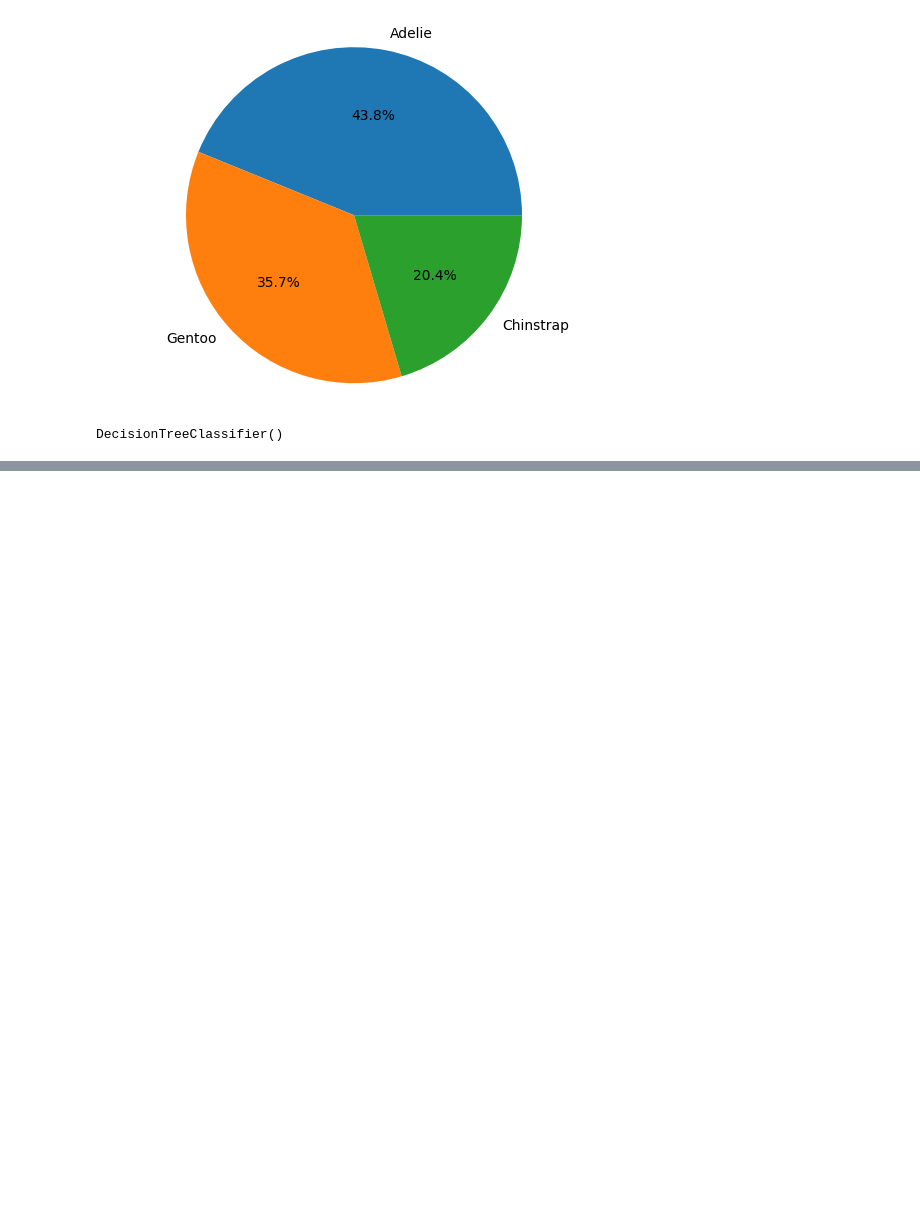
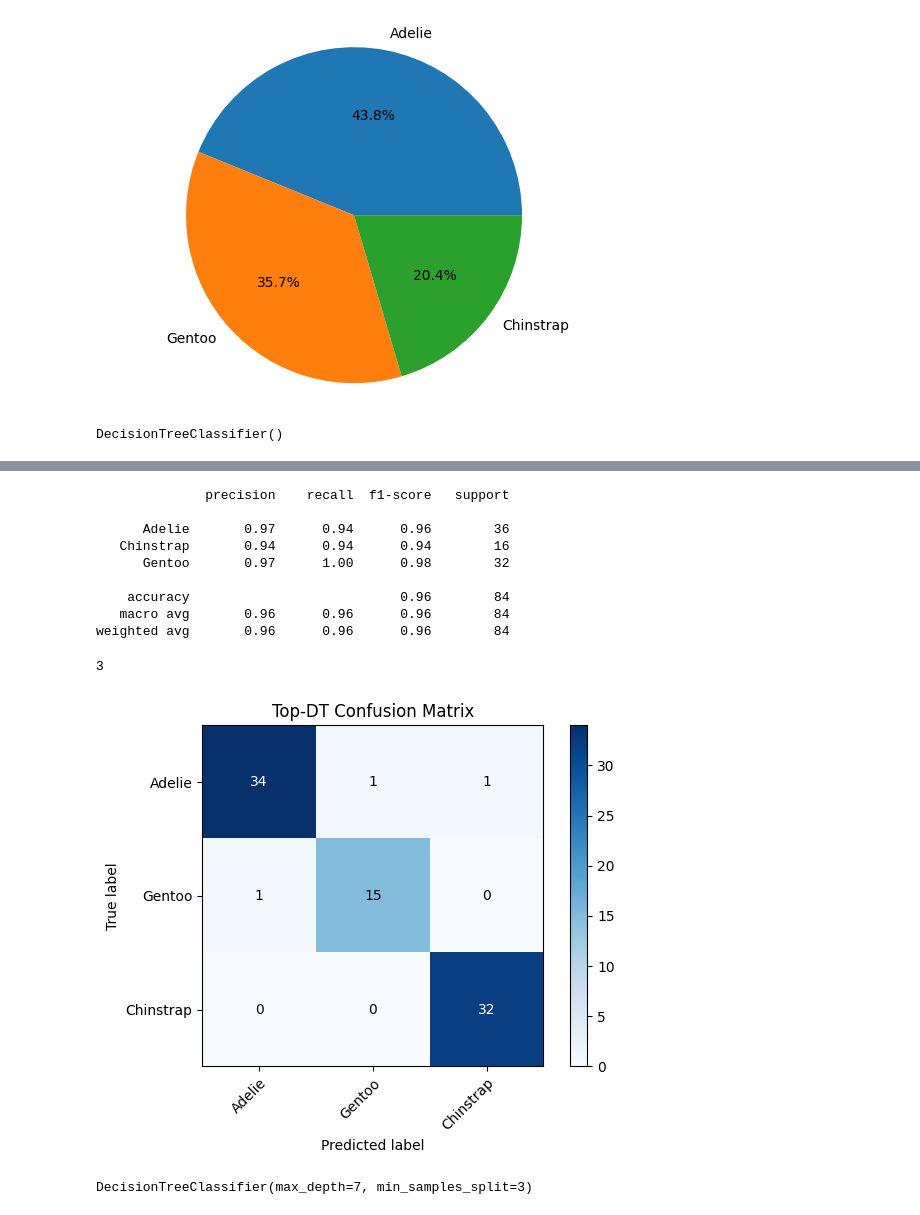
Before and after one commit to SarahMucci0312/COMP472-A1, a Jupyter notebook: penguins.ipynb, the cells around one changed output, grey strips where cells are left out. Drawn from its saved outputs; the diff is of its cells as text; code cells hidden in the pictures; blank space fills up the shorter version.

```diff
--- a/penguins.ipynb
+++ b/penguins.ipynb
@@ -84,0 +190,80 @@ _ = tree.plot_tree(top_dtc, filled=True)
+# %%
+# Plotting confusion matrix for the Top-DT
+fp.write('---------------------------------------------------------------------------------------------------------------')
+fp.write('\n \n')
+fp.write('Top-DT where the criterion, max_depth, and min_samples_split were changed')
+fp.write('\n')
+fp.write('Best hyperparameters found by gridsearch: ' + str(grid.best_params_))
+fp.write('\n \n')
+
+y_predTopDT = top_dtc.predict(X_test)
+class_names = data.species.value_counts().index
+plotConfusionMatrix(y_test, y_predTopDT, classes=class_names, normalize = False, title = "Top-DT Confusion Matrix")
+fp.write(str(confusion_matrix(y_test, y_predTopDT)))
+fp.write('\n \n')
+
+# Creating the classification report for the Top-DT
+print(classification_report(y_test, y_predTopDT))
+fp.write(classification_report(y_test, y_predTopDT))
+fp.write('\n \n')
+
+
+
+
+# 6) Repeating the Top-DT and finding all averages and variance
+precisionScoresTDT = []
+macroF1ScoresTDT = []
+weightedF1ScoresTDT = []
+
+for run in range(5):
+    dtcTDT = tree.DecisionTreeClassifier()
+    dtcTDT.fit(X_train, y_train)
+
+    y_predTDT = dtcTDT.predict(X_test)
+
+    precisionScoresTDT.append(dtcTDT.score(X_test, y_test))
+    macroF1ScoresTDT.append(f1_score(y_test, y_predTDT, average='macro'))
+    weightedF1ScoresTDT.append(f1_score(y_test, y_predTDT, average='weighted'))
+
+
+
+# Writing all the information to the file
+toWrite = "Average accuracy: " + str(np.mean(precisionScoresTDT))
+fp.write(toWrite)
+fp.write('\n')
+toWrite = "Variance of the accuracy: " + str(np.var(precisionScoresTDT))
+fp.write(toWrite)
+fp.write('\n')
+toWrite = "Average macro-average F1: " + str(np.mean(macroF1ScoresTDT))
+fp.write(toWrite)
+fp.write('\n')
+toWrite = "Variance of the macro-average F1: " + str(np.var(macroF1ScoresTDT))
+fp.write(toWrite)
+fp.write('\n')
+toWrite = "Average weighted-average F1: " + str(np.mean(weightedF1ScoresTDT))
+fp.write(toWrite)
+fp.write('\n')
+toWrite = "Variance of the weighted-average F1: " + str(np.var(weightedF1ScoresTDT))
+fp.write(toWrite)
+fp.write('\n \n')
+# %% [output]
+              precision    recall  f1-score   support
+
+      Adelie       0.97      0.94      0.96        36
+   Chinstrap       0.94      0.94      0.94        16
+      Gentoo       0.97      1.00      0.98        32
+
+    accuracy                           0.96        84
+   macro avg       0.96      0.96      0.96        84
+weighted avg       0.96      0.96      0.96        84
+3
+[figure, added]
+# %%
+# Closing the text file
+fp.close()
+
+top_dtc = tree.DecisionTreeClassifier()
+top_dtc.set_params(**grid.best_params_)
+top_dtc.fit(X_train, y_train)
+# %% [output]
+DecisionTreeClassifier(max_depth=7, min_samples_split=3)
```
Also changed, not shown: parts of 6 cells of this notebook, 2 other files.
